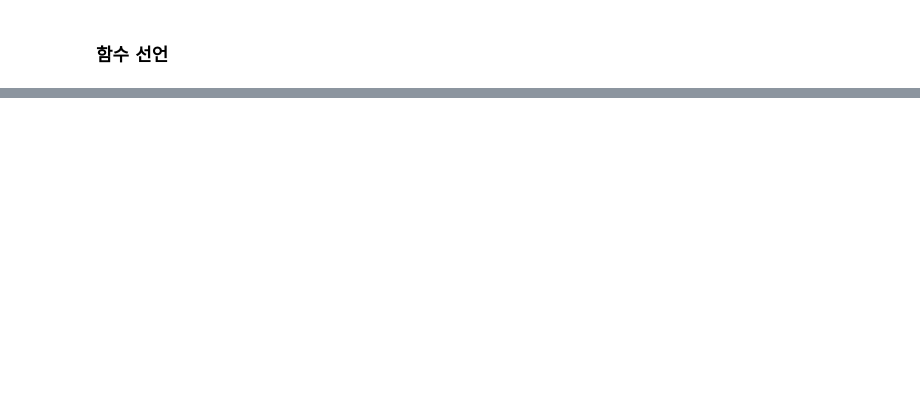
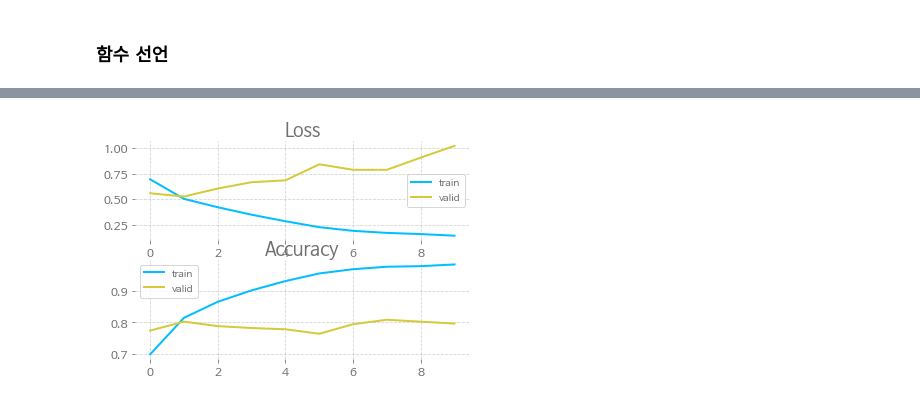
Before and after one commit to JoSangYeon/Emotion_Classifier_Project, a Jupyter notebook: main_Notebook.ipynb, the cells around one changed output, grey strips where cells are left out. Drawn from its saved outputs; the diff is of its cells as text; code cells hidden in the pictures; blank space fills up the shorter version.

```diff
--- a/main_Notebook.ipynb
+++ b/main_Notebook.ipynb
@@ -149,0 +363,5 @@ with open(f"models/{file_name}_history.pickle", 'wb') as f:
+# %%
+file_name = class_name+"_RoBERTa"
+torch.save(model, f"models/{file_name}.pt")
+with open(f"models/{file_name}_history.pickle", 'wb') as f:
+    pickle.dump(history, f, pickle.HIGHEST_PROTOCOL)
@@ -149,0 +508,18 @@ with open(f"models/{file_name}_history.pickle", 'wb') as f:
+# %%
+model_path = "klue/bert-base"
+
+train_dataset = MyDataset_Contrastive(train_x, train_y, model_path=model_path)
+valid_dataset = MyDataset_Contrastive(valid_x, valid_y, model_path=model_path)
+test_dataset = MyDataset_Contrastive(test_x, test_y, model_path=model_path)
+
+train_loader = DataLoader(train_dataset, batch_size=32)
+valid_loader = DataLoader(valid_dataset, batch_size=32)
+test_loader = DataLoader(test_dataset, batch_size=32)
+# %%
+class_name = "MyModel_3"
+model = get_Model(class_name, model_path)
+device = 'cuda' if torch.cuda.is_available() else 'cpu'
+optimizer = torch.optim.AdamW(model.parameters(), lr=5e-5)
+criterion = My_Contrastive_Loss(p=0.1, margin=2)
+
+device
@@ -149,0 +531,4 @@ with open(f"models/{file_name}_history.pickle", 'wb') as f:
+# %%
+# train
+print("============================= Train =============================")
+history = train_contrastive(model, device, optimizer, criterion, 10, train_loader, valid_loader)
@@ -149,0 +553,4 @@ with open(f"models/{file_name}_history.pickle", 'wb') as f:
+# %%
+draw_history(history)
+# %% [output]
+[figure, added]
```
Also changed, not shown: parts of 102 cells of this notebook.
